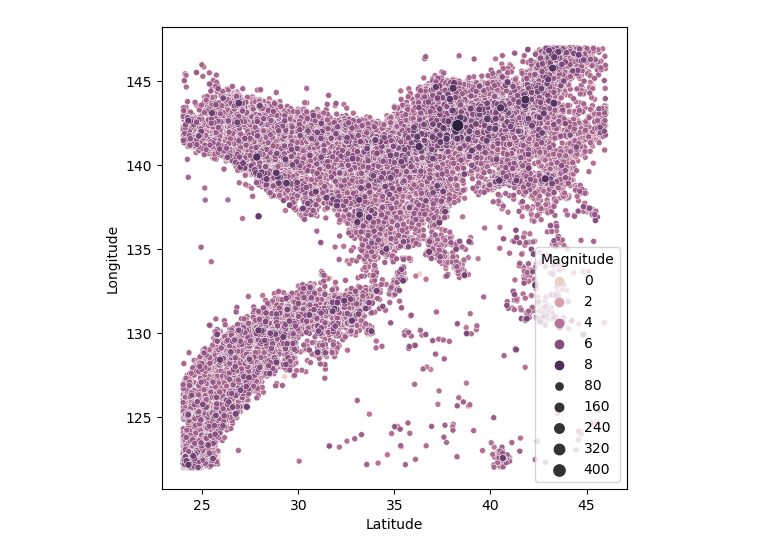
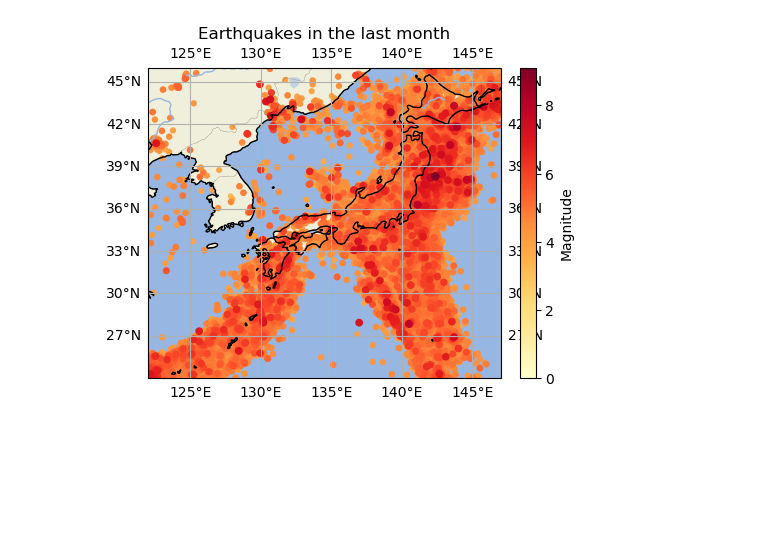
Before and after one commit to TheTrueSquirrel/thesis_spring_2023, a Jupyter notebook: sketch2.ipynb, the cells around one changed output. Cells and saved outputs as stored; diff of their text form; code cells hidden in the pictures; blank space fills up the shorter version.

Commit message:
added cartopy map

```diff
--- a/sketch2.ipynb
+++ b/sketch2.ipynb
@@ -59,24 +59,52 @@ df.to_csv('data/Japan_1973_2023.csv')
 # %%
 import pandas as pd
 df = pd.read_csv('data/Japan_1973_2023.csv')
-# %%
-import pandas as pd
-import seaborn as sns
-import plotly.express as px
-import matplotlib.pyplot as plt
-import numpy as np
-df = df.sort_values('Magnitude')
-magnitudes = df['Magnitude']
-
-plt.figure(figsize=(6, 6))
-sns.scatterplot(data=df,
-               x='Latitude',
-               y='Longitude',
-               hue='Magnitude',
-               size=np.exp(magnitudes)/20)
-plt.show()
-# %% [output]
-[figure, removed]
+# %%
+import cartopy.crs as crs
+import cartopy
+import matplotlib.pyplot as plt
+import pandas as pd
+
+df = df.sort_values('Magnitude')
+# Create a map using Cartopy to display earthquake data with magnitudes, longitude, and latitude
+fig = plt.figure(figsize=(5, 12))
+ax = fig.add_subplot(1, 1, 1, projection=crs.PlateCarree())
+ax.add_feature(cartopy.feature.LAND)
+ax.add_feature(cartopy.feature.OCEAN)
+ax.add_feature(cartopy.feature.COASTLINE,linewidth=0.3)
+ax.add_feature(cartopy.feature.BORDERS, linestyle=':',linewidth=0.3)
+ax.add_feature(cartopy.feature.LAKES, alpha=0.5)
+ax.add_feature(cartopy.feature.RIVERS)
+
+# Add gridlines
+ax.gridlines(draw_labels=True)
+
+# Add coastlines
+ax.coastlines()
+
+# Plot the earthquake data as scatter points
+sc = ax.scatter(df['Longitude'], df['Latitude'], c=df['Magnitude'], cmap='YlOrRd', s=df['Magnitude']*3, transform=crs.PlateCarree())
+
+# Set the colorbar and its label
+cbar = fig.colorbar(sc, ax=ax, fraction=0.04, pad=0.05)
+cbar.set_label('Magnitude')
+
+# Set the plot title and axis labels
+ax.set_title('Earthquakes in the last month')
+ax.set_xlabel('Longitude')
+ax.set_ylabel('Latitude')
+
+# Set the bounds of the map to the minimum and maximum longitude and latitude values
+# Determine the minimum and maximum longitude and latitude values
+min_lon, max_lon = df['Longitude'].min(), df['Longitude'].max()
+min_lat, max_lat = df['Latitude'].min(), df['Latitude'].max()
+ax.set_extent([min_lon, max_lon, min_lat, max_lat], crs=ccrs.PlateCarree())
+
+
+# Show the plot
+plt.show()
+# %% [output]
+[figure, added]
 # %%
 from mpl_toolkits.basemap import Basemap
 import numpy as np
```
